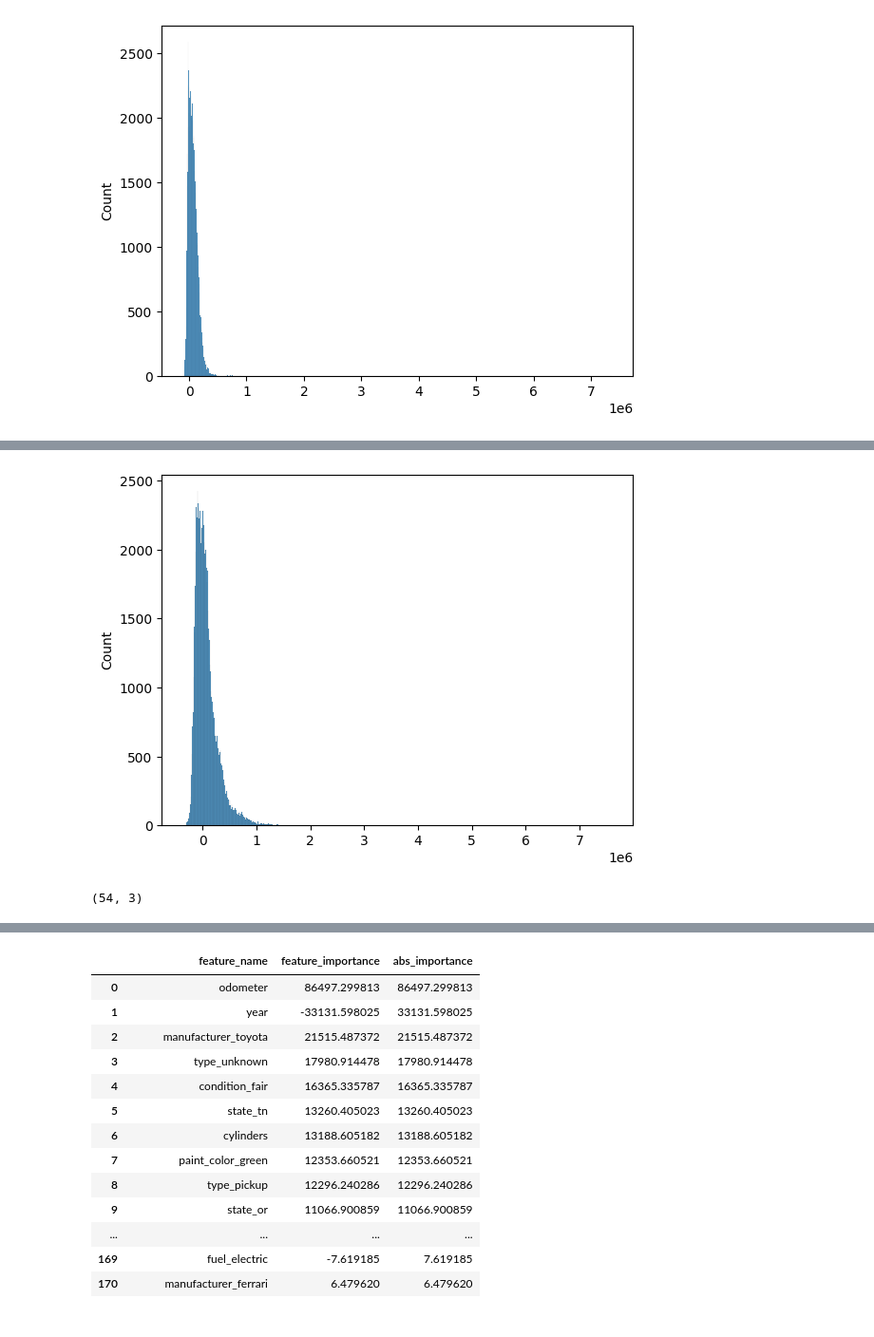
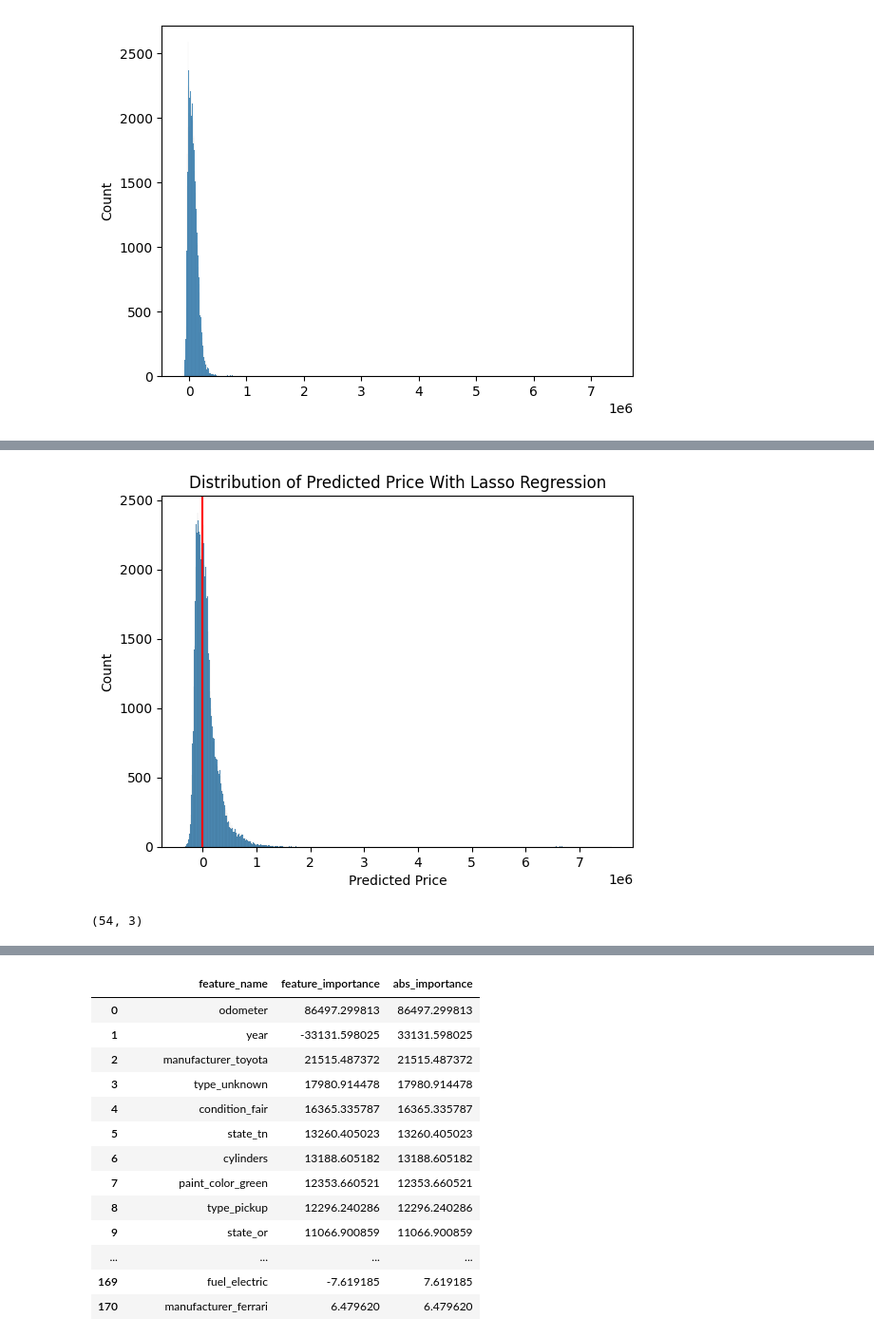
Before and after one commit to alexanderomason/practical_app_II, a Jupyter notebook: prompt_II.ipynb, the cells around one changed output, grey strips where cells are left out. Shown at 95% size. Saved outputs shown, nothing was run; the diff lists cells and outputs as text; code cells hidden in the pictures.

```diff
--- a/prompt_II.ipynb
+++ b/prompt_II.ipynb
@@ -332,3 +340,5 @@ from sklearn.model_selection import train_test_split
+# %%
+df_mod=pd.read_parquet('data/Car_price_cleaned_scaled.parquet')
 # %%
 Y=df_mod.price
 X=df_mod.drop(columns=['price'])
@@ -380,5 +390,0 @@ print(mean_squared_error(y_preds_lasso,y_test))
-# %%
-sns.histplot(y_preds_lasso)
-plt.show()
-# %% [output]
-[figure, removed]
@@ -395,7 +391,17 @@ lasso_importances=feat_importance_frame(lasso_reg.feature_names_in_,lasso_reg.co
-# %%
-lasso_importances[lasso_importances.feature_importance!=0].shape
-# %% [output]
-(54, 3)
+# %%
+sns.histplot(y_preds_lasso)
+plt.title('Distribution of Predicted Price With Lasso Regression')
+plt.xlabel("Predicted Price")
+plt.axvline(0,color = 'r')
+plt.show()
+# %% [output]
+[figure, added]
+# %%
+#Lasso regression with the above parameters makes all but 54 coeficcients zero
+lasso_importances=feat_importance_frame(lasso_reg.feature_names_in_,lasso_reg.coef_)
+lasso_importances[lasso_importances.feature_importance!=0].shape
+# %% [output]
+(54, 3)
 # %%
 ridge_reg=Ridge(alpha=1100).fit(x_train,y_train)
 pred_ridge=ridge_reg.predict(x_test)
```
Also changed, not shown: parts of 38 cells of this notebook.
